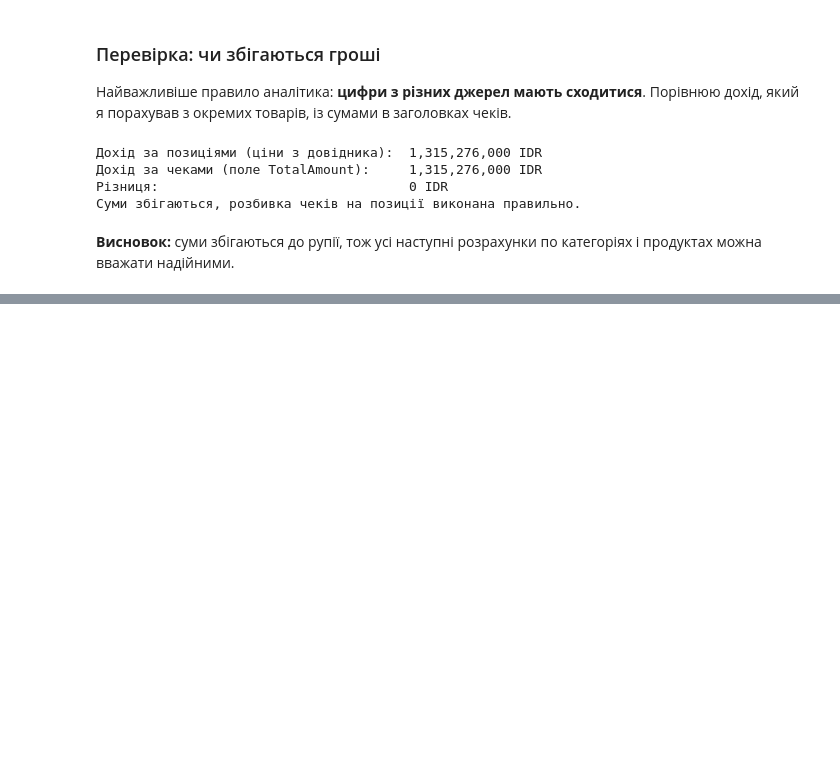
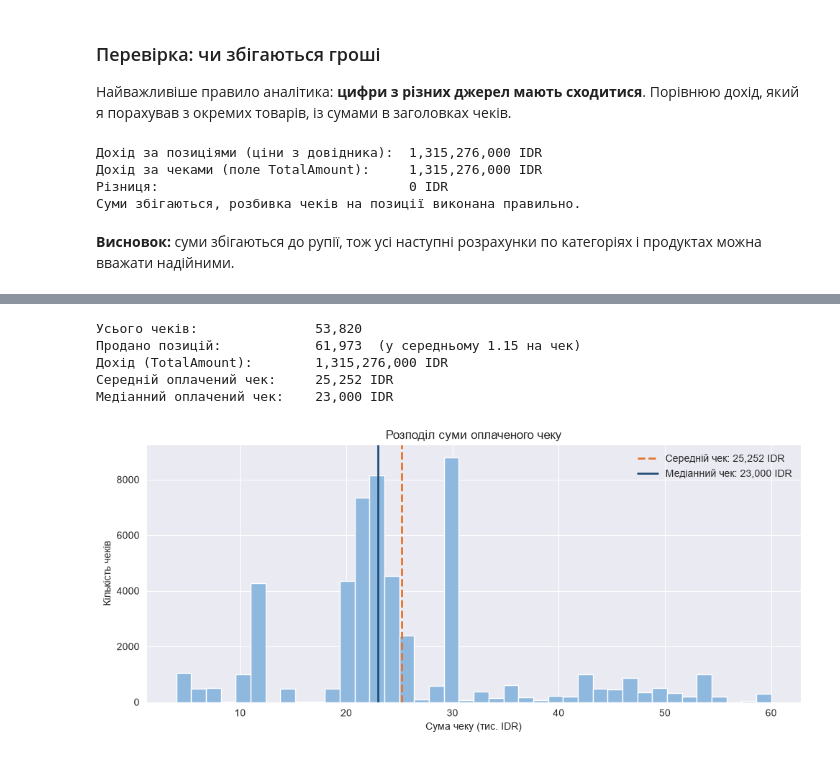
Before and after one commit to Chuchman-Dima/FB-Sales-Revenue-Analytics, a Jupyter notebook: notebook/notebook.ipynb, the cells around one changed output, grey strips where cells are left out. Cells and saved outputs as stored; diff of their text form; code cells hidden in the pictures; blank space fills up the shorter version.

Commit message:
Statistics on checks. Amount allocation.

```diff
--- a/notebook/notebook.ipynb
+++ b/notebook/notebook.ipynb
@@ -154,0 +160,35 @@ else:
+# %%
+paid = transactions[transactions['TotalAmount'] > 0]
+
+total_receipts = len(transactions)
+total_items = transactions['TotalItem'].sum()
+total_revenue = transactions['TotalAmount'].sum()
+avg_check_paid = paid['TotalAmount'].mean()
+median_check_paid = paid['TotalAmount'].median()
+
+print(f'Усього чеків:               {total_receipts:,}')
+print(f'Продано позицій:            {total_items:,}  (у середньому {total_items / total_receipts:.2f} на чек)')
+print(f'Дохід (TotalAmount):        {total_revenue:,.0f} IDR')
+print(f'Середній оплачений чек:     {avg_check_paid:,.0f} IDR')
+print(f'Медіанний оплачений чек:    {median_check_paid:,.0f} IDR')
+# %% [output]
+Усього чеків:               53,820
+Продано позицій:            61,973  (у середньому 1.15 на чек)
+Дохід (TotalAmount):        1,315,276,000 IDR
+Середній оплачений чек:     25,252 IDR
+Медіанний оплачений чек:    23,000 IDR
+# %%
+fig, ax = plt.subplots(figsize=(10, 4.5))
+
+ax.hist(paid['TotalAmount'] / 1000, bins=40, color=LIGHT_BLUE, edgecolor='white')
+ax.axvline(avg_check_paid / 1000, color=ORANGE, linewidth=2, linestyle='--', label=f'Середній чек: {avg_check_paid:,.0f} IDR')
+ax.axvline(median_check_paid / 1000, color=BLUE, linewidth=2, label=f'Медіанний чек: {median_check_paid:,.0f} IDR')
+
+ax.set_title('Розподіл суми оплаченого чеку')
+ax.set_xlabel('Сума чеку (тис. IDR)')
+ax.set_ylabel('Кількість чеків')
+ax.legend(frameon=False)
+plt.tight_layout()
+plt.show()
+# %% [output]
+[figure, added]
```
Also changed, not shown: parts of 1 cell of this notebook.
